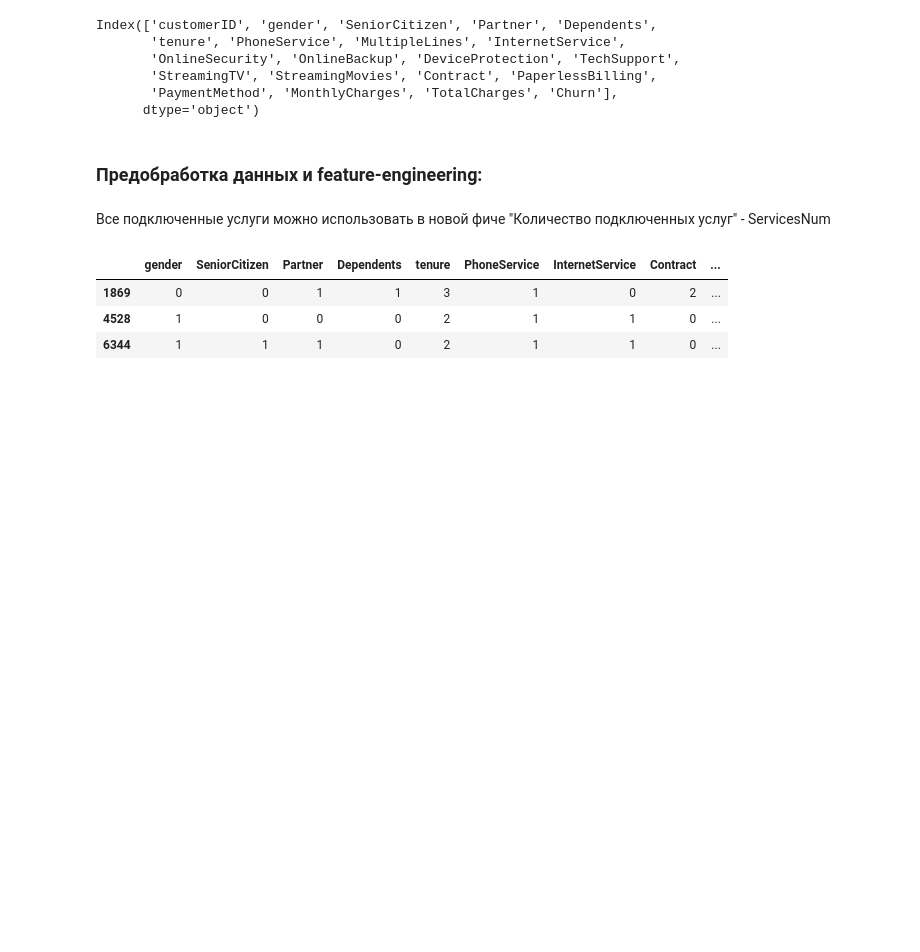
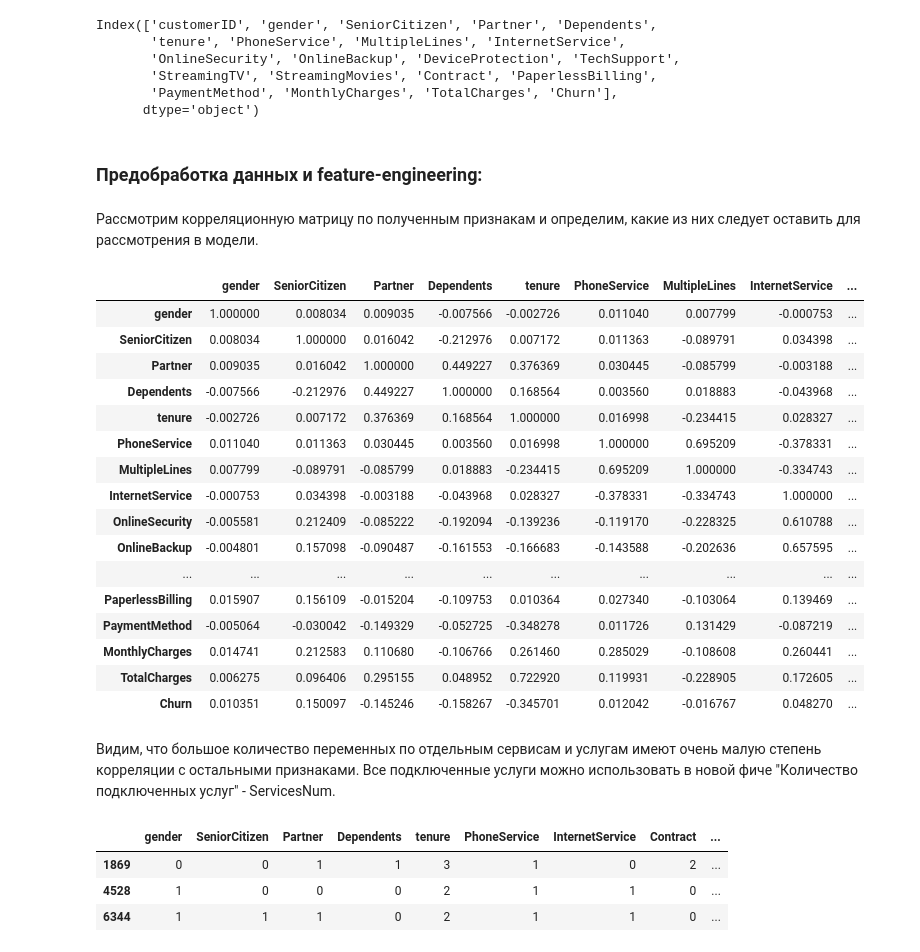
Before and after one commit to AnnaMedved/Telecom_ML, a Jupyter notebook: Coursework_ML.ipynb, the cells around one changed output. Cells and saved outputs as stored; diff of their text form; code cells hidden in the pictures; blank space fills up the shorter version.

```diff
--- a/Coursework_ML.ipynb
+++ b/Coursework_ML.ipynb
@@ -145,6 +145,28 @@ telecom_data['PaymentMethod'] = telecom_data['PaymentMethod'].map(
 telecom_data['MonthlyCharges'] = pd.cut(x=telecom_data['MonthlyCharges'], bins=5, labels=range(5)).astype(int)
 telecom_data[telecom_data['TotalCharges'] == ' '] = 0 # Пропуски в виде ' ' в  TotalCharges
 telecom_data['TotalCharges'] = pd.cut(x=telecom_data['TotalCharges'].astype(float), bins=5, labels=range(5)).astype(int)
+# %% [markdown]
+Рассмотрим корреляционную матрицу по полученным признакам и определим, какие из них следует оставить для рассмотрения в модели.
+# %%
+telecom_data.corr()
+# %% [output]
+|  | gender | SeniorCitizen | Partner | Dependents | tenure | PhoneService | MultipleLines | InternetService | ... |
+| gender | 1.000000 | 0.008034 | 0.009035 | -0.007566 | -0.002726 | 0.011040 | 0.007799 | -0.000753 | ... |
+| SeniorCitizen | 0.008034 | 1.000000 | 0.016042 | -0.212976 | 0.007172 | 0.011363 | -0.089791 | 0.034398 | ... |
+| Partner | 0.009035 | 0.016042 | 1.000000 | 0.449227 | 0.376369 | 0.030445 | -0.085799 | -0.003188 | ... |
+| Dependents | -0.007566 | -0.212976 | 0.449227 | 1.000000 | 0.168564 | 0.003560 | 0.018883 | -0.043968 | ... |
+| tenure | -0.002726 | 0.007172 | 0.376369 | 0.168564 | 1.000000 | 0.016998 | -0.234415 | 0.028327 | ... |
+| PhoneService | 0.011040 | 0.011363 | 0.030445 | 0.003560 | 0.016998 | 1.000000 | 0.695209 | -0.378331 | ... |
+| MultipleLines | 0.007799 | -0.089791 | -0.085799 | 0.018883 | -0.234415 | 0.695209 | 1.000000 | -0.334743 | ... |
+| InternetService | -0.000753 | 0.034398 | -0.003188 | -0.043968 | 0.028327 | -0.378331 | -0.334743 | 1.000000 | ... |
+| OnlineSecurity | -0.005581 | 0.212409 | -0.085222 | -0.192094 | -0.139236 | -0.119170 | -0.228325 | 0.610788 | ... |
+| OnlineBackup | -0.004801 | 0.157098 | -0.090487 | -0.161553 | -0.166683 | -0.143588 | -0.202636 | 0.657595 | ... |
+| ... | ... | ... | ... | ... | ... | ... | ... | ... | ... |
+| PaperlessBilling | 0.015907 | 0.156109 | -0.015204 | -0.109753 | 0.010364 | 0.027340 | -0.103064 | 0.139469 | ... |
+| PaymentMethod | -0.005064 | -0.030042 | -0.149329 | -0.052725 | -0.348278 | 0.011726 | 0.131429 | -0.087219 | ... |
+| MonthlyCharges | 0.014741 | 0.212583 | 0.110680 | -0.106766 | 0.261460 | 0.285029 | -0.108608 | 0.260441 | ... |
+| TotalCharges | 0.006275 | 0.096406 | 0.295155 | 0.048952 | 0.722920 | 0.119931 | -0.228905 | 0.172605 | ... |
+| Churn | 0.010351 | 0.150097 | -0.145246 | -0.158267 | -0.345701 | 0.012042 | -0.016767 | 0.048270 | ... |
 # %% [markdown]
-Все подключенные услуги можно использовать в новой фиче "Количество подключенных услуг" - ServicesNum
+Видим, что большое количество переменных по отдельным сервисам и услугам имеют очень малую степень корреляции с остальными признаками. Все подключенные услуги можно использовать в новой фиче "Количество подключенных услуг" - ServicesNum.
 # %%
```
Also changed, not shown: parts of 18 cells of this notebook.
